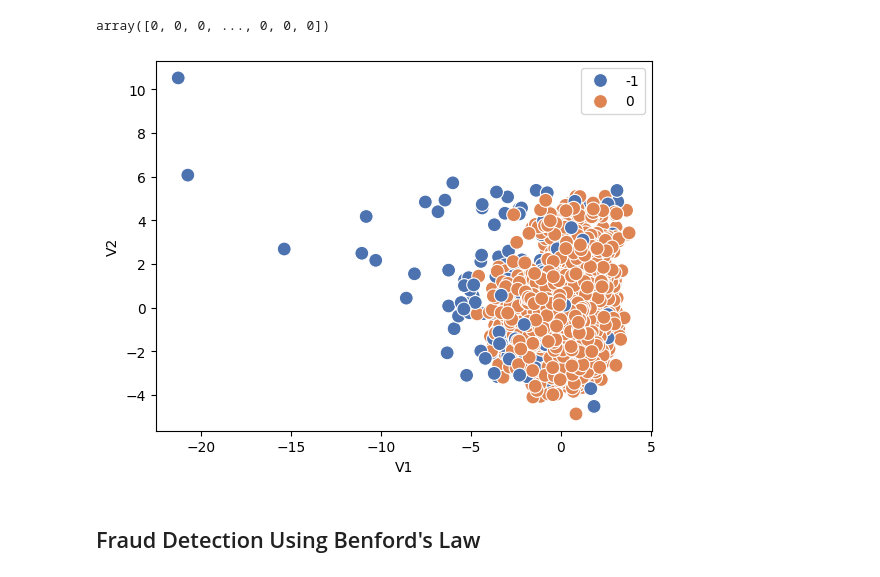
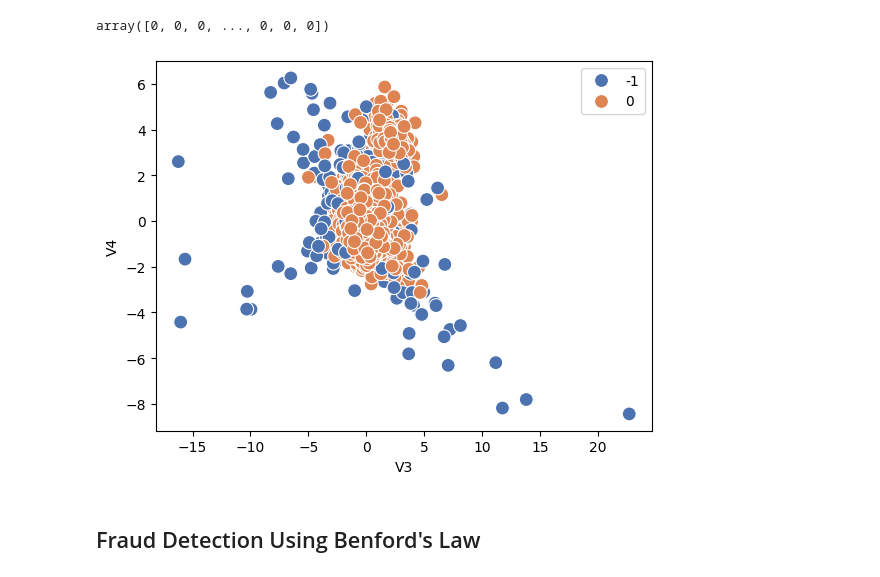
Before and after one commit to DrStephPowers/BIA, a Jupyter notebook: Ch9_Outliers_pynb.ipynb, the cells around one changed output. Drawn from its saved outputs; the diff is of its cells as text; code cells hidden in the pictures.

```diff
--- a/Ch9_Outliers_pynb.ipynb
+++ b/Ch9_Outliers_pynb.ipynb
@@ -82,12 +81,12 @@ import matplotlib as mpl
 import matplotlib.pyplot as plt
 mpl.rcParams['lines.markersize'] = 10
 # %%
-scatterplot(x=credit2["V3"],y=credit2["V4"], hue=cl, palette="deep")
-plt.xlabel('V1')
-plt.ylabel('V2')
+scatterplot(x=credit2["V5"],y=credit2["V6"], hue=cl, palette="deep")
+plt.xlabel('V3')
+plt.ylabel('V4')
 plt.show()
 # %% [output]
-[figure, old version]
+[figure, new version]
 # %% [markdown]
 ## Fraud Detection Using Benford's Law
 # %%
```
Also changed, not shown: parts of 10 cells of this notebook.
